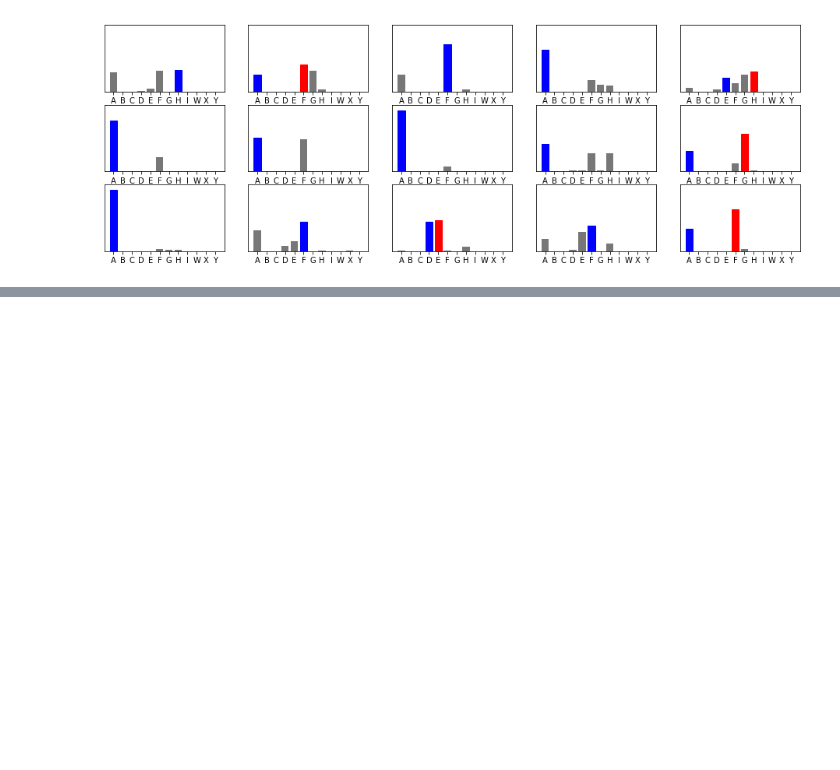
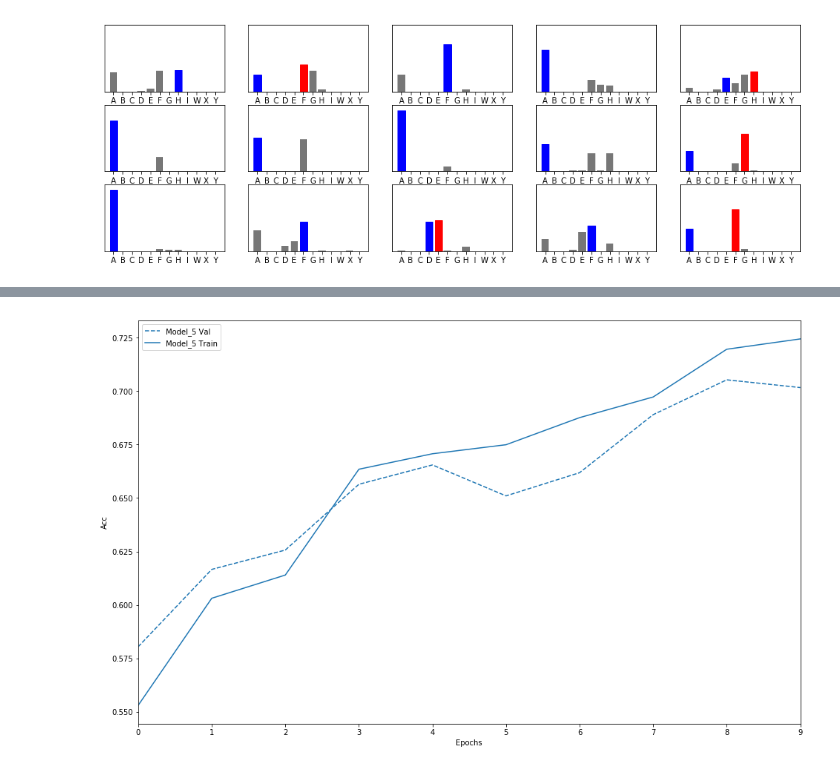
Before and after one commit to Swehtam/IA, a Jupyter notebook: Questão 3.ipynb, the cells around one changed output, grey strips where cells are left out. Cells and saved outputs as stored; diff of their text form; code cells hidden in the pictures; blank space fills up the shorter version.

```diff
--- a/Questão 3.ipynb
+++ b/Questão 3.ipynb
@@ -524,0 +560,10 @@ print()
+# %%
+model_5 = keras.Sequential([
+    keras.layers.Dense(1024, activation=tf.nn.relu),
+    keras.layers.Dense(1024, activation=tf.nn.relu),
+    keras.layers.Dense(12, activation=tf.nn.softmax)
+])
+model_5.compile(optimizer=tf.train.AdamOptimizer(),
+              loss='sparse_categorical_crossentropy',
+              metrics=['accuracy'])
+model_5_history = model_5.fit(X_5_train, Y_5_train, epochs=10, validation_split=0.25)
@@ -524,0 +588,4 @@ print()
+# %%
+plot_history([('model_5', model_5_history)])
+# %% [output]
+[figure, added]
```
Also changed, not shown: parts of 8 cells of this notebook.
